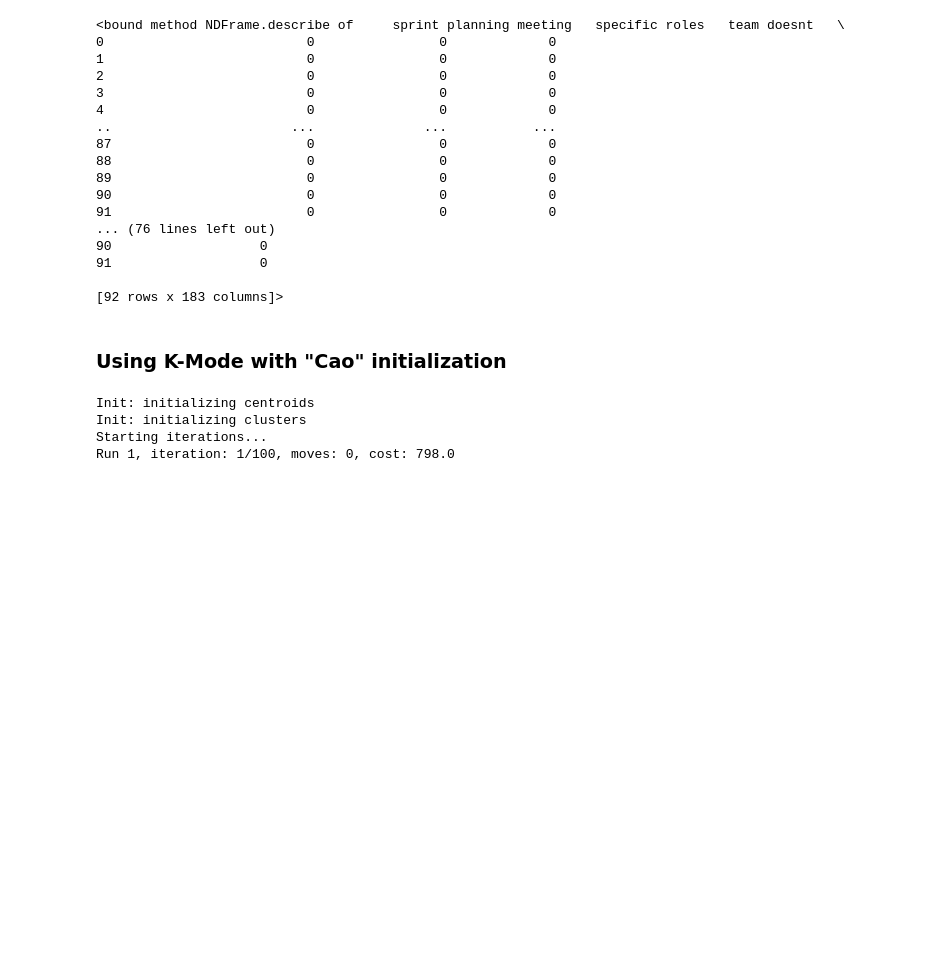
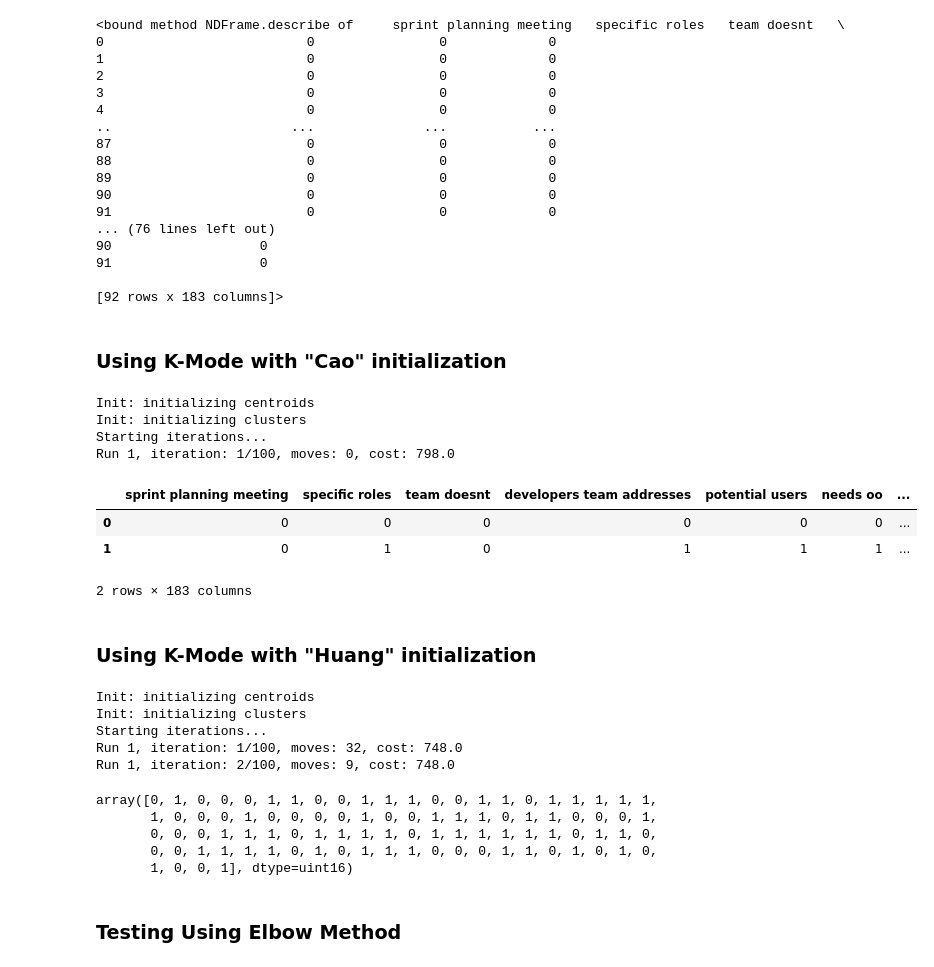
Before and after one commit to mananmadan/Learning-Perspectives, a Jupyter notebook: code/experimental/K-Modes.ipynb, the cells around one changed output. Cells and saved outputs as stored; diff of their text form; code cells hidden in the pictures; blank space fills up the shorter version.

```diff
--- a/code/experimental/K-Modes.ipynb
+++ b/code/experimental/K-Modes.ipynb
@@ -98,3 +98,34 @@ Init: initializing centroids
 Init: initializing clusters
 Starting iterations...
 Run 1, iteration: 1/100, moves: 0, cost: 798.0
+# %%
+clusterCentroidsDf = pd.DataFrame(km_cao.cluster_centroids_)
+clusterCentroidsDf.columns = df.columns
+# %%
+clusterCentroidsDf
+# %% [output]
+|  | sprint planning meeting | specific roles | team doesnt | developers team addresses | potential users | needs oo | ... |
+| 0 | 0 | 0 | 0 | 0 | 0 | 0 | ... |
+| 1 | 0 | 1 | 0 | 1 | 1 | 1 | ... |
+2 rows × 183 columns
+# %% [markdown]
+### Using K-Mode with "Huang" initialization
+# %%
+km_huang = KModes(n_clusters=2, init = "Huang", n_init = 1, verbose=1)
+fitClusters_huang = km_huang.fit_predict(df)
+# %% [output]
+Init: initializing centroids
+Init: initializing clusters
+Starting iterations...
+Run 1, iteration: 1/100, moves: 32, cost: 748.0
+Run 1, iteration: 2/100, moves: 9, cost: 748.0
+# %%
+fitClusters_huang
+# %% [output]
+array([0, 1, 0, 0, 0, 1, 1, 0, 0, 1, 1, 1, 0, 0, 1, 1, 0, 1, 1, 1, 1, 1,
+       1, 0, 0, 0, 1, 0, 0, 0, 0, 1, 0, 0, 1, 1, 1, 0, 1, 1, 0, 0, 0, 1,
+       0, 0, 0, 1, 1, 1, 0, 1, 1, 1, 1, 0, 1, 1, 1, 1, 1, 1, 0, 1, 1, 0,
+       0, 0, 1, 1, 1, 1, 0, 1, 0, 1, 1, 1, 0, 0, 0, 1, 1, 0, 1, 0, 1, 0,
+       1, 0, 0, 1], dtype=uint16)
+# %% [markdown]
+### Testing Using Elbow Method
```
Also changed, not shown: parts of 7 cells of this notebook, 1 other file.
